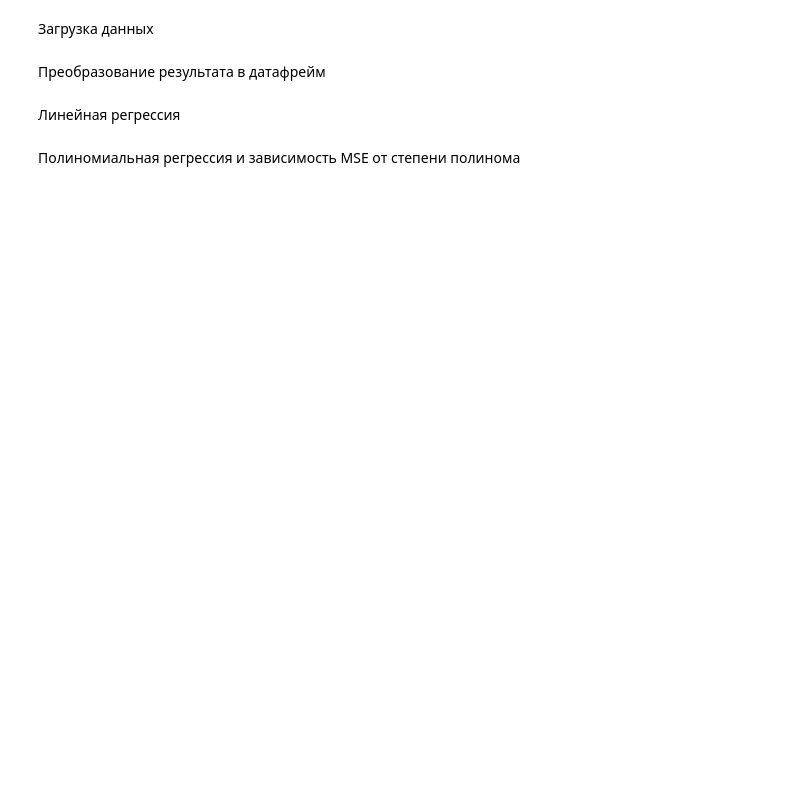
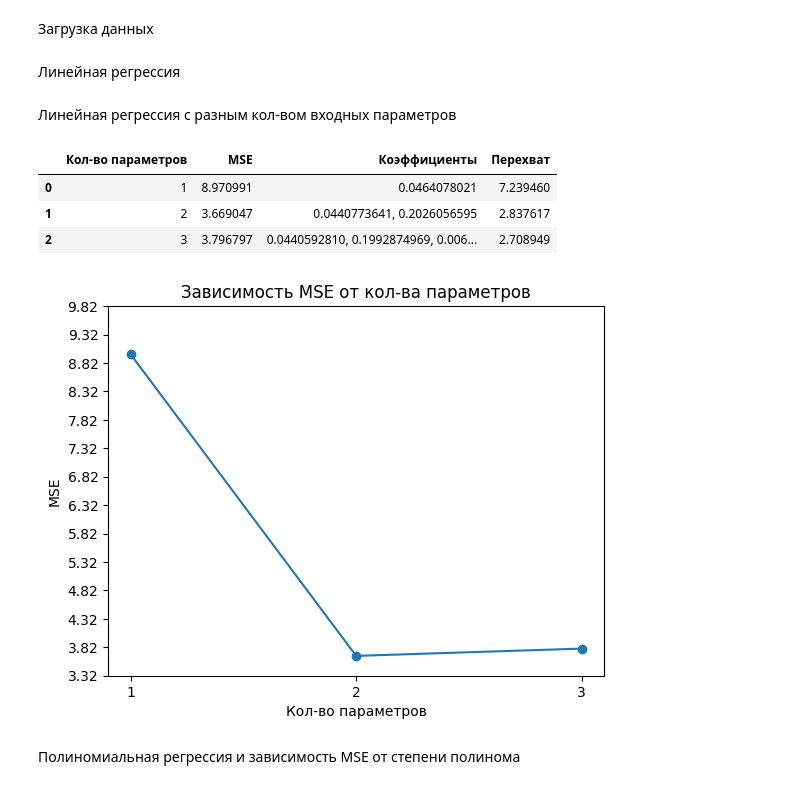
Before and after one commit to cursedbleidd/ML_Homework, a Jupyter notebook: AIM_practice_5.ipynb, the cells around one changed output. Cells and saved outputs as stored; diff of their text form; code cells hidden in the pictures; blank space fills up the shorter version.

```diff
--- a/AIM_practice_5.ipynb
+++ b/AIM_practice_5.ipynb
@@ -61,2 +24,0 @@ def get_X_y(df):
-# %% [markdown]
-Преобразование результата в датафрейм
@@ -68,30 +25,40 @@ def get_dataframe(results, title):
 # %% [markdown]
 Линейная регрессия
 # %%
-from sklearn.model_selection import train_test_split
-from sklearn.linear_model import LinearRegression
-from sklearn.metrics import mean_squared_error
+results = []
 
-def linear_regression_analysis(df):
+for n_features in range(3):
+    X_train, X_test, y_train, y_test = train_test_split(X.iloc[:, :n_features + 1], y, test_size=0.3, random_state=42)
+    model = LinearRegression()
+    model.fit(X_train, y_train)
+    y_pred = model.predict(X_test)
+    results.append({
+        'Кол-во параметров': n_features + 1,
+        'MSE': mean_squared_error(y_test, y_pred),
+        'Коэффициенты': ', '.join([f'{coef:.10f}' for coef in model.coef_]),
+        'Перехват': model.intercept_
+    })
 
-    results = []
-
-    for n_features in range(1, 4):
-
-        X_train, X_test, y_train, y_test = train_test_split(df.iloc[:, :n_features], get_X_y(df)[1], random_state=1)
-
-        lr = LinearRegression()
-        lr.fit(X_train, y_train)
-        y_pred = lr.predict(X_test)
-
-        results.append({
-            'Кол-во признаков': n_features,
-            'MSE': mean_squared_error(y_test, y_pred),
-            'Коэффициенты': ', '.join([f'{coef:.10f}' for coef in lr.coef_]),
-            'Перехват': lr.intercept_
-        })
-
-    return get_dataframe(results, '1. Линейная регрессия c различными признаками')
+results = pd.DataFrame(results)
+# %% [markdown]
+Линейная регрессия с разным кол-вом входных параметров
+# %%
+results
+# %% [output]
+|  | Кол-во параметров | MSE | Коэффициенты | Перехват |
+| 0 | 1 | 8.970991 | 0.0464078021 | 7.239460 |
+| 1 | 2 | 3.669047 | 0.0440773641, 0.2026056595 | 2.837617 |
+| 2 | 3 | 3.796797 | 0.0440592810, 0.1992874969, 0.006... | 2.708949 |
+# %%
+plt.plot(results['Кол-во параметров'], results['MSE'], marker='o')
+plt.xlabel('Кол-во параметров')
+plt.xticks(results['Кол-во параметров'])
+plt.yticks(np.round(np.arange(min(results['MSE']) - 0.35, max(results['MSE']) + 1, 0.5), 2))
+plt.ylabel('MSE')
+plt.title('Зависимость MSE от кол-ва параметров')
+plt.show()
+# %% [output]
+[figure, added]
 # %% [markdown]
 Полиномиальная регрессия и зависимость MSE от степени полинома
 # %%
```
Also changed, not shown: parts of 28 cells of this notebook.
